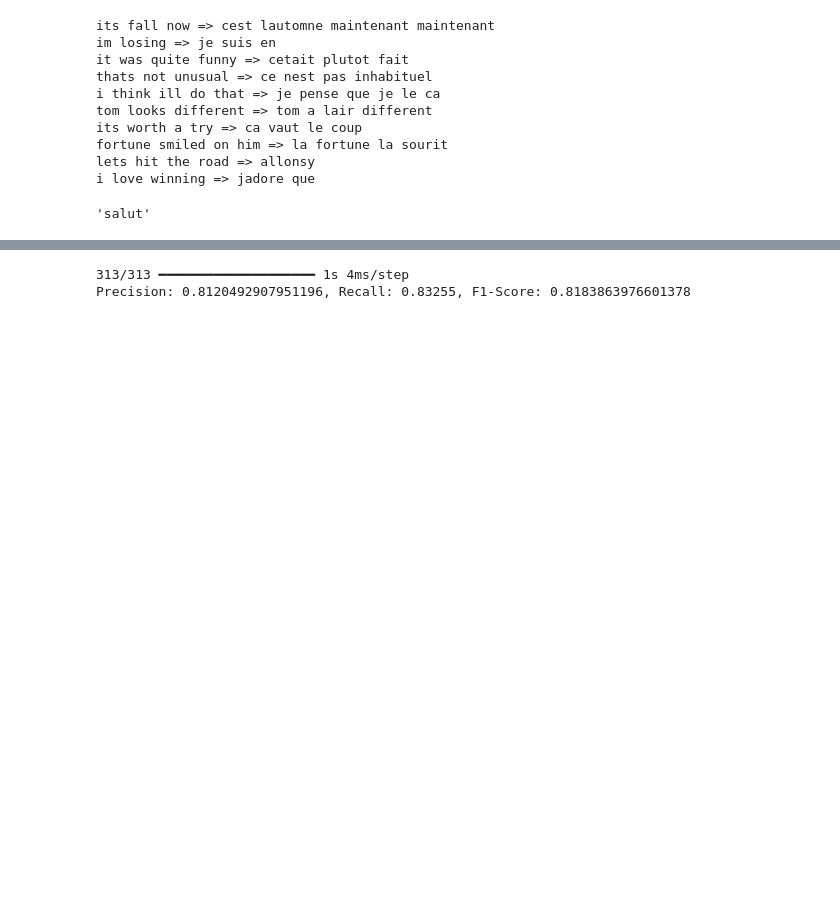
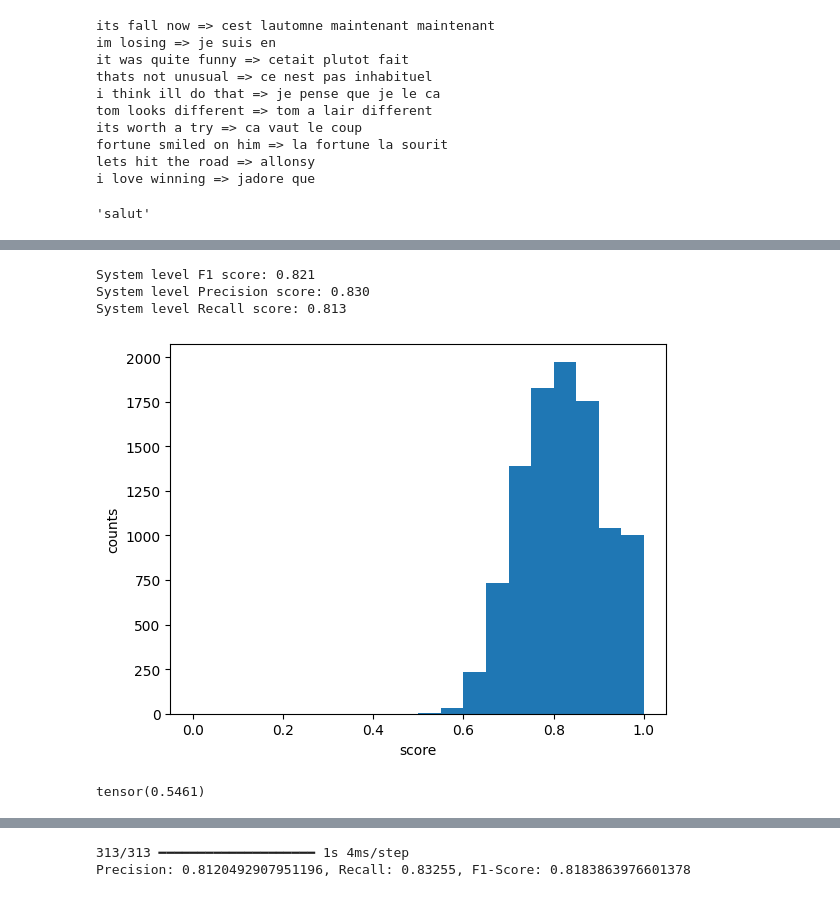
Before and after one commit to oluwafenyi/athena, a Jupyter notebook: Training-v3.ipynb, the cells around one changed output, grey strips where cells are left out. Drawn from its saved outputs; the diff is of its cells as text; code cells hidden in the pictures; blank space fills up the shorter version.

Commit message:
chore: updated training results

```diff
--- a/Training-v3.ipynb
+++ b/Training-v3.ipynb
@@ -116,6 +118,10 @@ from sklearn.model_selection import train_test_split
 x_train, x_test, y_train, y_test = train_test_split(en_x, fr_y, test_size=0.2, random_state=42)
 # %%
 from tensorflow.keras.callbacks import EarlyStopping
+from tensorflow.keras.saving import load_model
 
-callback = EarlyStopping(monitor='val_accuracy', patience=3, restore_best_weights=True)
-hist = model.fit(x_train, y_train, epochs=50, batch_size=50, validation_split=0.2, callbacks=[callback])
+if train_model is True:
+    callback = EarlyStopping(monitor='val_accuracy', patience=3, restore_best_weights=True)
+    hist = model.fit(x_train, y_train, epochs=50, batch_size=50, validation_split=0.2, callbacks=[callback])
+else:
+    model = load_model('en-to-fr-translator.keras', custom_objects=None, compile=True, safe_mode=True)
@@ -205,3 +193,18 @@ i love winning => jadore que
 translate_text('Hello world', model, en_tokenizer, fr_tokenizer, en_max_len)
 # %% [output]
 'salut'
+# %%
+len(x_test)
+len(y_test)
+
+from nltk.translate.bleu_score import sentence_bleu, corpus_bleu
+from nltk.translate.bleu_score import SmoothingFunction
+
+total_bleu_score = 0
+for i in range(len(x_test)):
+    en_input = en_tokenizer.sequences_to_texts([x_test[i]])[0]
+    fr_reference = fr_tokenizer.sequences_to_texts([y_test[i]])[0]
+    fr_prediction = translate_text(en_input, model, en_tokenizer, fr_tokenizer, en_max_len)
+    total_bleu_score += sentence_bleu([fr_reference.split()], fr_prediction.split(), smoothing_function=SmoothingFunction().method4)
+
+total_bleu_score
@@ -207,0 +218,7 @@ translate_text('Hello world', model, en_tokenizer, fr_tokenizer, en_max_len)
+# %%
+from bert_score import score
+
+refs = [fr_tokenizer.sequences_to_texts([y_test[i]])[0] for i in range(len(x_test))]
+cands = [translate_text(en_tokenizer.sequences_to_texts([x_test[i]])[0], model, en_tokenizer, fr_tokenizer, en_max_len) for i in range(len(x_test))]
+# %%
+P, R, F1 = score(cands, refs, lang='fr', verbose=True)
@@ -207,0 +231,28 @@ translate_text('Hello world', model, en_tokenizer, fr_tokenizer, en_max_len)
+# %%
+print(f"System level F1 score: {F1.mean():.3f}")
+print(f"System level Precision score: {P.mean():.3f}")
+print(f"System level Recall score: {R.mean():.3f}")
+# %% [output]
+System level F1 score: 0.821
+System level Precision score: 0.830
+System level Recall score: 0.813
+# %%
+import matplotlib.pyplot as plt
+plt.hist(F1, bins=20)
+plt.xlabel("score")
+plt.ylabel("counts")
+plt.show()
+# %% [output]
+[figure, added]
+# %%
+from torchmetrics.text import TranslationEditRate
+from torchmetrics.functional.text import translation_edit_rate
+
+metric = TranslationEditRate()
+reference_values = []
+for i in range(len(cands)):
+    reference_values.append([refs[i]])
+
+translation_edit_rate(cands, reference_values)
+# %% [output]
+tensor(0.5461)
```
Also changed, not shown: parts of 11 cells of this notebook.
